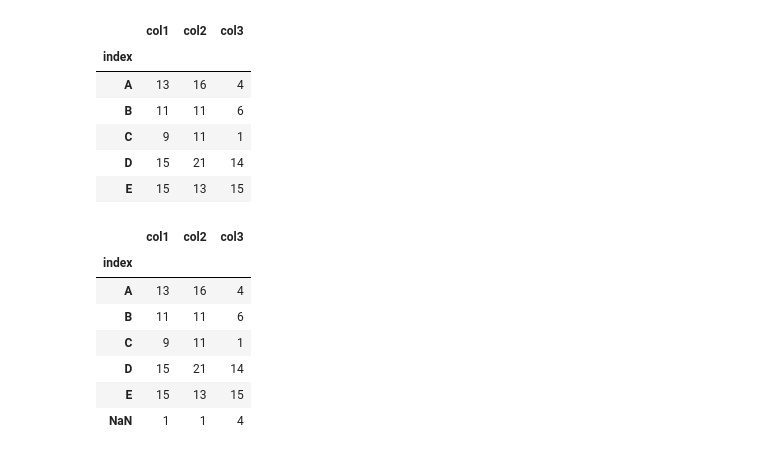
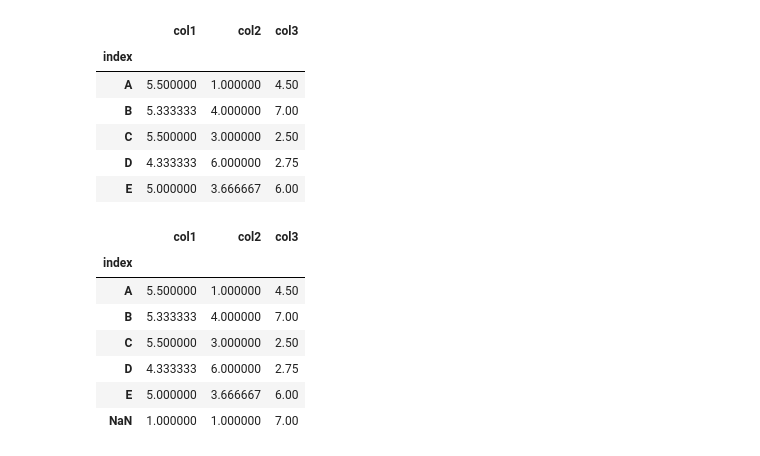
Before and after one commit to fairydragon4/fairydragon4, a Jupyter notebook: 03-6. Pandas 그룹.ipynb, the cells around one changed output. Saved outputs shown, nothing was run; the diff lists cells and outputs as text; code cells hidden in the pictures.

```diff
--- a/03-6. Pandas 그룹.ipynb
+++ b/03-6. Pandas 그룹.ipynb
@@ -177,0 +241,6 @@ df1.groupby('index').sum().reset_index()
+# %%
+# null 포함 샘플 데이터프레임 생성
+df3 = df1.copy()
+df3.loc[6, 'index'] = np.NaN
+df3.loc[9, 'col1'] = np.NaN
+df3
@@ -178,24 +264,23 @@ df1.groupby('index').sum().reset_index()
 # %%
-# Nan 값은 계산에서 제외
-df1.loc[6, 'index'] = np.NaN
-df1.groupby('index').sum()
+# 기본적으로 Nan 값은 집계함수에서 제외
+df3.groupby('index').mean()
 # %% [output]
 |  | col1 | col2 | col3 |
 | index |  |  |  |
-| A | 13 | 16 | 4 |
-| B | 11 | 11 | 6 |
-| C | 9 | 11 | 1 |
-| D | 15 | 21 | 14 |
-| E | 15 | 13 | 15 |
+| A | 5.500000 | 1.000000 | 4.50 |
+| B | 5.333333 | 4.000000 | 7.00 |
+| C | 5.500000 | 3.000000 | 2.50 |
+| D | 4.333333 | 6.000000 | 2.75 |
+| E | 5.000000 | 3.666667 | 6.00 |
 # %%
-# 하지만 dropna=False 인 경우 인덱스에 Nan 포함되어 계산
-df1.groupby('index', dropna=False).sum()
+# 하지만 dropna=False 인 경우 집계 컬럼의 NaN 포함되어 계산 (산출이 되는 컬럼에는 변동 없음)
+df3.groupby('index', dropna=False).mean()
 # %% [output]
 |  | col1 | col2 | col3 |
 | index |  |  |  |
-| A | 13 | 16 | 4 |
-| B | 11 | 11 | 6 |
-| C | 9 | 11 | 1 |
-| D | 15 | 21 | 14 |
-| E | 15 | 13 | 15 |
-| NaN | 1 | 1 | 4 |
+| A | 5.500000 | 1.000000 | 4.50 |
+| B | 5.333333 | 4.000000 | 7.00 |
+| C | 5.500000 | 3.000000 | 2.50 |
+| D | 4.333333 | 6.000000 | 2.75 |
+| E | 5.000000 | 3.666667 | 6.00 |
+| NaN | 1.000000 | 1.000000 | 7.00 |
```
Also changed, not shown: parts of 26 cells of this notebook.
